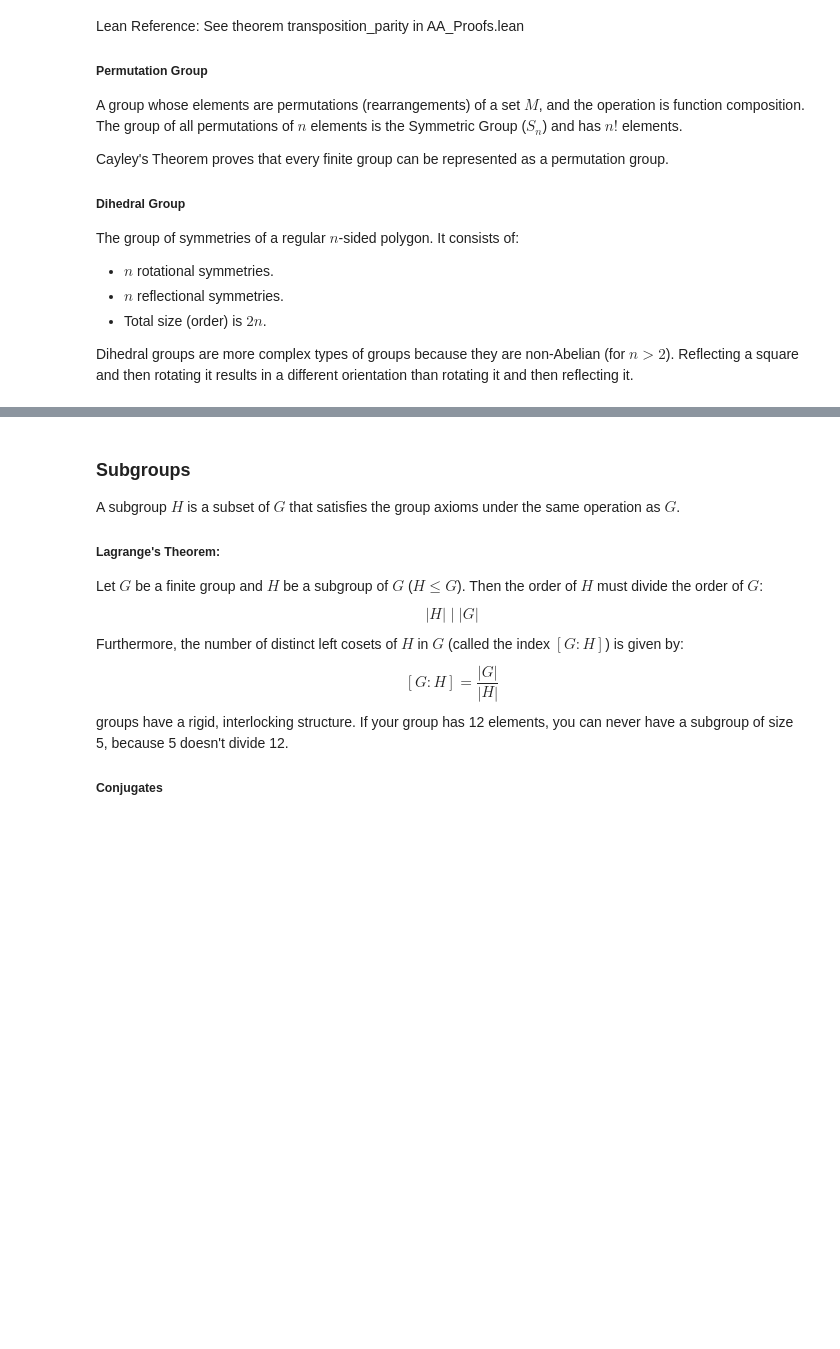
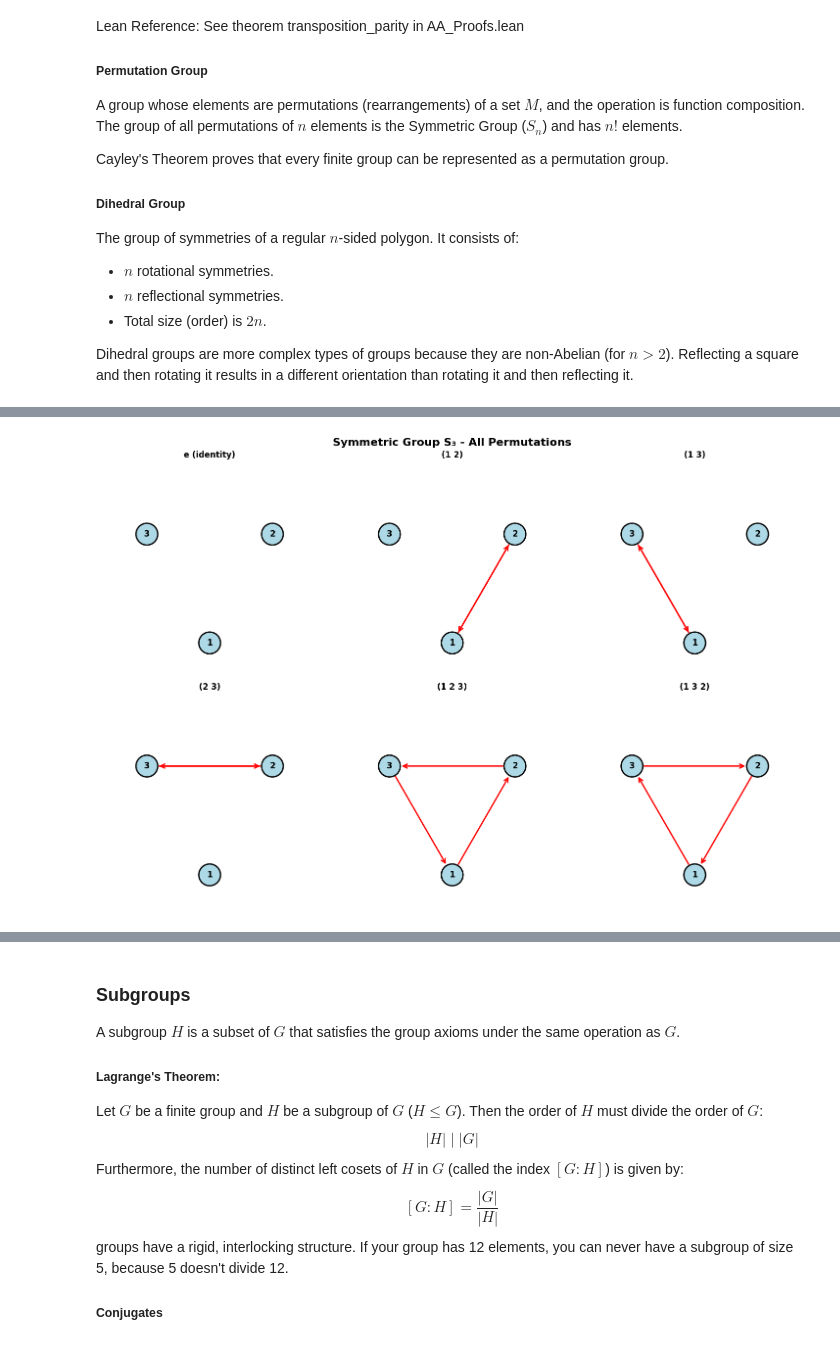
Before and after one commit to mussahassen/Abstract-Algebra, a Jupyter notebook: Modules/AA_Groups.ipynb, the cells around one changed output, grey strips where cells are left out. Saved outputs shown, nothing was run; the diff lists cells and outputs as text; code cells hidden in the pictures; blank space fills up the shorter version.

```diff
--- a/Modules/AA_Groups.ipynb
+++ b/Modules/AA_Groups.ipynb
@@ -74,0 +195,61 @@ Dihedral groups are more complex types of groups because they are non-Abelian (f
+# %%
+# Cycle structure visualization
+def visualize_cycle_structure(perm_dict):
+    fig, axes = plt.subplots(2, 3, figsize=(15, 10))
+    axes = axes.flatten()
+
+    for idx, (name, perm) in enumerate(perm_dict.items()):
+        ax = axes[idx]
+        n = len(perm)
+
+        angles = np.linspace(0, 2*np.pi, n, endpoint=False) - np.pi/2
+        radius = 1
+        x = radius * np.cos(angles)
+        y = radius * np.sin(angles)
+
+        # Draw nodes
+        for i in range(n):
+            circle = Circle((x[i], y[i]), 0.15, color='lightblue',
+                          ec='black', linewidth=2, zorder=3)
+            ax.add_patch(circle)
+            ax.text(x[i], y[i], str(i+1), ha='center', va='center',
+                   fontsize=12, weight='bold', zorder=4)
+
+        # Draw arrows
+        for i in range(n):
+            j = perm[i]
+            if i != j:
+                dx = x[j] - x[i]
+                dy = y[j] - y[i]
+                length = np.sqrt(dx**2 + dy**2)
+                dx, dy = dx/length, dy/length
+
+                arrow = FancyArrowPatch((x[i] + 0.15*dx, y[i] + 0.15*dy),
+                                       (x[j] - 0.15*dx, y[j] - 0.15*dy),
+                                       arrowstyle='->', mutation_scale=15,
+                                       linewidth=2, color='red', zorder=2)
+                ax.add_patch(arrow)
+
+        ax.set_xlim(-1.5, 1.5)
+        ax.set_ylim(-1.5, 1.5)
+        ax.set_aspect('equal')
+        ax.axis('off')
+        ax.set_title(name, fontsize=12, weight='bold')
+
+    plt.suptitle('Symmetric Group S₃ - All Permutations', fontsize=16, weight='bold')
+    plt.tight_layout()
+    return fig
+
+s3_perms = {
+    'e (identity)': [0, 1, 2],
+    '(1 2)': [1, 0, 2],
+    '(1 3)': [2, 1, 0],
+    '(2 3)': [0, 2, 1],
+    '(1 2 3)': [1, 2, 0],
+    '(1 3 2)': [2, 0, 1]
+}
+
+fig7 = visualize_cycle_structure(s3_perms)
+plt.show()
+# %% [output]
+[figure, added]
```
Also changed, not shown: parts of 16 cells of this notebook, 17 other files.
